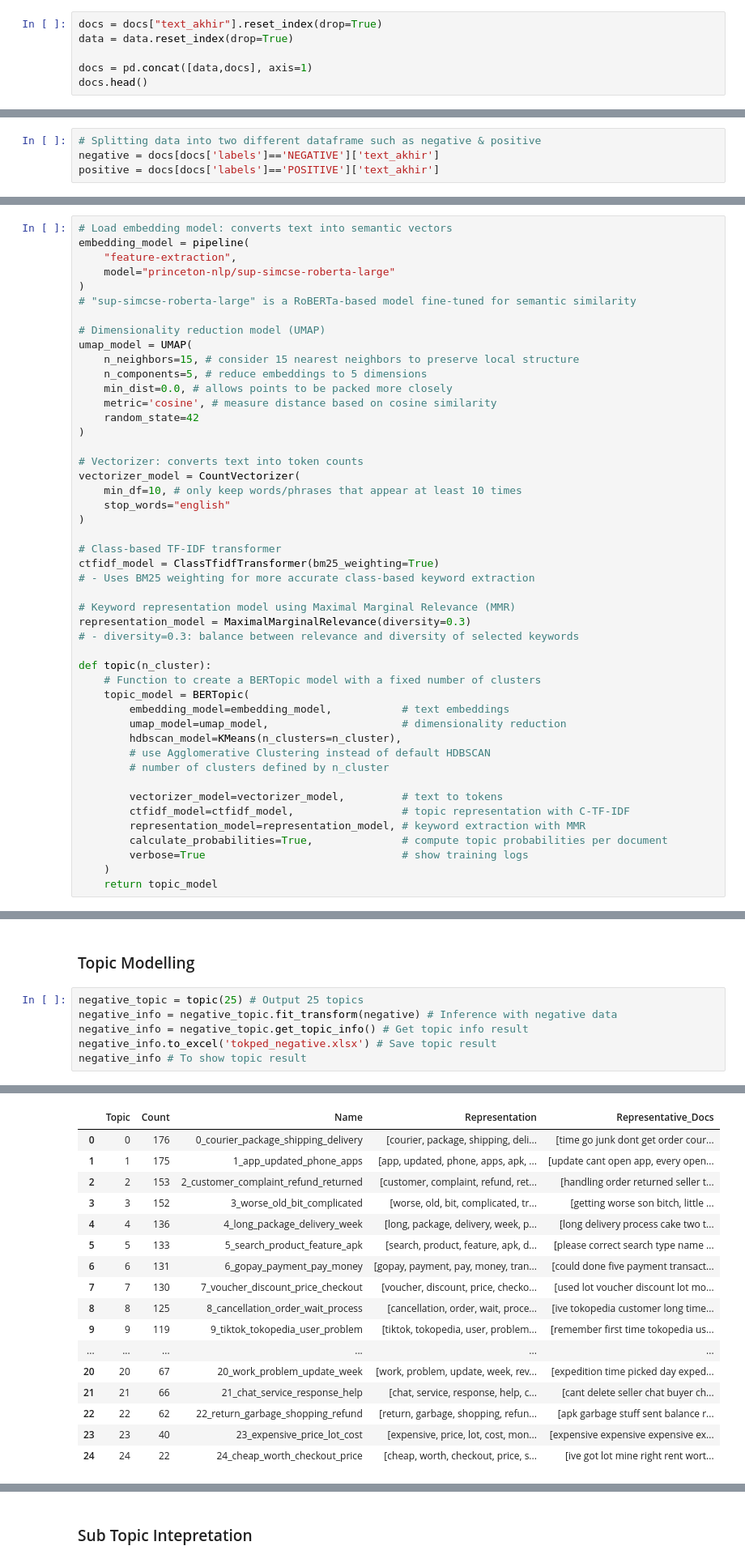
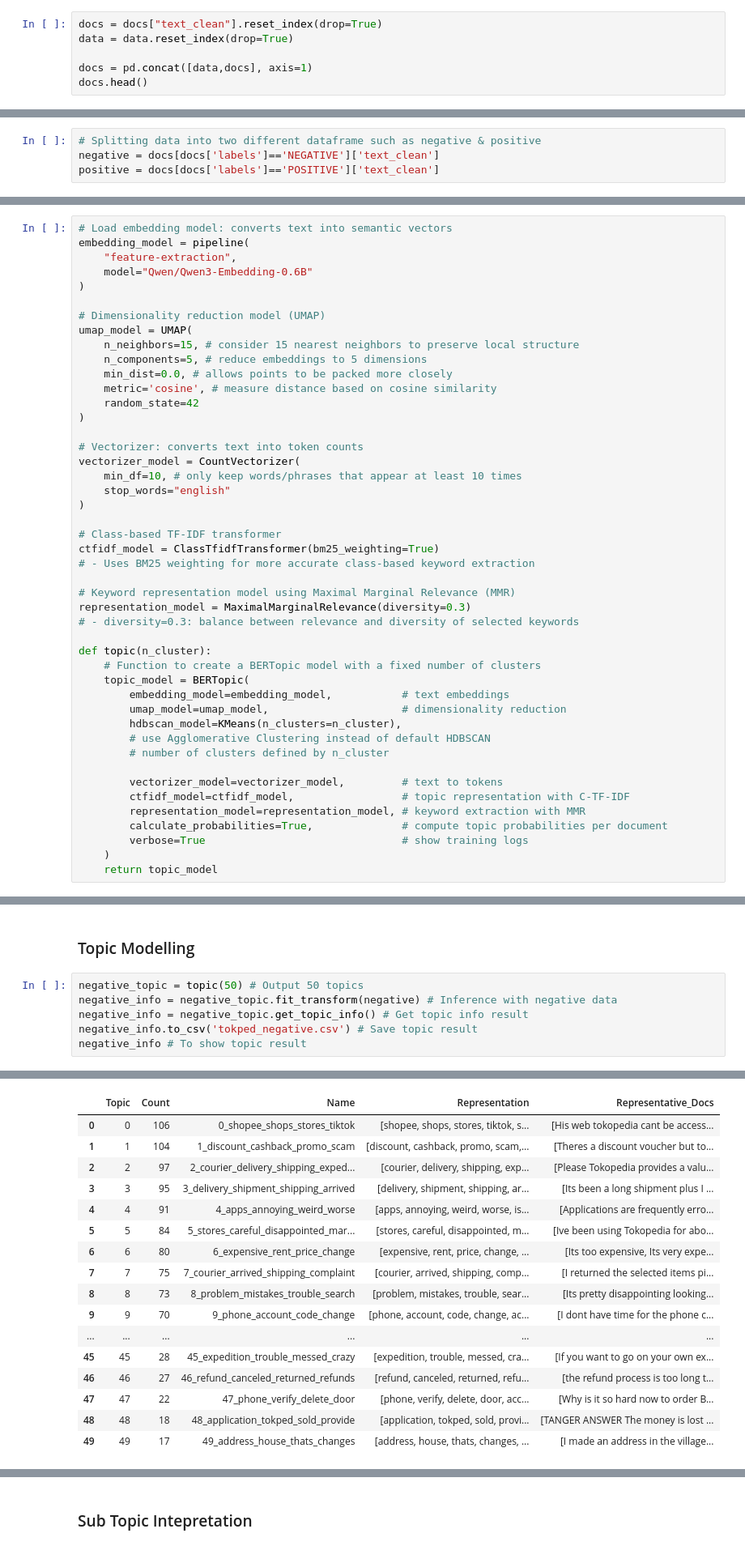
Before and after one commit to WayanArdike/gopay, a Jupyter notebook: study-case-tokopedia.ipynb, the cells around one changed output, grey strips where cells are left out. Shown at 81% size. Cells and saved outputs as stored; diff of their text form.

```diff
--- a/study-case-tokopedia.ipynb
+++ b/study-case-tokopedia.ipynb
@@ -522,7 +525,7 @@ docs.head()
 | 3 | banyak penipunya, uang pembayaran... | Many of the scammers, my payment ... | Many of the scammers my payment m... | many of the scammers my payment m... | [many, of, the, scammers, my, pay... | [many, scammers, payment, money, ... | many scammer payment money stuck ... |
 | 4 | saya sarankan tidak usah pakai to... | I suggest you don't use a topped-... | I suggest you dont use a toppedup... | i suggest you dont use a toppedup... | [i, suggest, you, dont, use, a, t... | [suggest, dont, use, toppedup, ap... | suggest dont use toppedup app rea... |
 # %%
-docs = docs["text_akhir"].reset_index(drop=True)
+docs = docs["text_clean"].reset_index(drop=True)
 data = data.reset_index(drop=True)
 
 docs = pd.concat([data,docs], axis=1)
@@ -546,8 +549,8 @@ Topic modeling is done when the text data is already considered fully clean. It
 Before doing topic modeling, the text data is split based on sentiment labels into negative data and positive data. The purpose of this step is to make it easier to interpret the resulting topics.
 # %%
 # Splitting data into two different dataframe such as negative & positive
-negative = docs[docs['labels']=='NEGATIVE']['text_akhir']
-positive = docs[docs['labels']=='POSITIVE']['text_akhir']
+negative = docs[docs['labels']=='NEGATIVE']['text_clean']
+positive = docs[docs['labels']=='POSITIVE']['text_clean']
 # %% [markdown]
 ## Topic Modeling Model
 # %% [markdown]
@@ -563,9 +566,8 @@ In topic modeling, there are several parameters that need to be considered, incl
 # Load embedding model: converts text into semantic vectors
 embedding_model = pipeline(
     "feature-extraction",
-    model="princeton-nlp/sup-simcse-roberta-large"
+    model="Qwen/Qwen3-Embedding-0.6B"
 )
-# "sup-simcse-roberta-large" is a RoBERTa-based model fine-tuned for semantic similarity
 
 # Dimensionality reduction model (UMAP)
 umap_model = UMAP(
@@ -613,9 +615,9 @@ Device set to use cuda:0
 # %% [markdown]
 ### Topic Modelling
 # %%
-negative_topic = topic(25) # Output 25 topics
+negative_topic = topic(50) # Output 50 topics
 negative_info = negative_topic.fit_transform(negative) # Inference with negative data
 negative_info = negative_topic.get_topic_info() # Get topic info result
-negative_info.to_excel('tokped_negative.xlsx') # Save topic result
+negative_info.to_csv('tokped_negative.csv') # Save topic result
 negative_info # To show topic result
 # %% [output]
@@ -630,20 +632,20 @@ negative_info # To show topic result
 |  | Topic | Count | Name | Representation | Representative_Docs |
-| 0 | 0 | 176 | 0_courier_package_shipping_delivery | [courier, package, shipping, deli... | [time go junk dont get order cour... |
-| 1 | 1 | 175 | 1_app_updated_phone_apps | [app, updated, phone, apps, apk, ... | [update cant open app, every open... |
-| 2 | 2 | 153 | 2_customer_complaint_refund_returned | [customer, complaint, refund, ret... | [handling order returned seller t... |
-| 3 | 3 | 152 | 3_worse_old_bit_complicated | [worse, old, bit, complicated, tr... | [getting worse son bitch, little ... |
-| 4 | 4 | 136 | 4_long_package_delivery_week | [long, package, delivery, week, p... | [long delivery process cake two t... |
-| 5 | 5 | 133 | 5_search_product_feature_apk | [search, product, feature, apk, d... | [please correct search type name ... |
-| 6 | 6 | 131 | 6_gopay_payment_pay_money | [gopay, payment, pay, money, tran... | [could done five payment transact... |
-| 7 | 7 | 130 | 7_voucher_discount_price_checkout | [voucher, discount, price, checko... | [used lot voucher discount lot mo... |
-| 8 | 8 | 125 | 8_cancellation_order_wait_process | [cancellation, order, wait, proce... | [ive tokopedia customer long time... |
-| 9 | 9 | 119 | 9_tiktok_tokopedia_user_problem | [tiktok, tokopedia, user, problem... | [remember first time tokopedia us... |
+| 0 | 0 | 106 | 0_shopee_shops_stores_tiktok | [shopee, shops, stores, tiktok, s... | [His web tokopedia cant be access... |
+| 1 | 1 | 104 | 1_discount_cashback_promo_scam | [discount, cashback, promo, scam,... | [Theres a discount voucher but to... |
+| 2 | 2 | 97 | 2_courier_delivery_shipping_exped... | [courier, delivery, shipping, exp... | [Please Tokopedia provides a valu... |
+| 3 | 3 | 95 | 3_delivery_shipment_shipping_arrived | [delivery, shipment, shipping, ar... | [Its been a long shipment plus I ... |
+| 4 | 4 | 91 | 4_apps_annoying_weird_worse | [apps, annoying, weird, worse, is... | [Applications are frequently erro... |
+| 5 | 5 | 84 | 5_stores_careful_disappointed_mar... | [stores, careful, disappointed, m... | [Ive been using Tokopedia for abo... |
+| 6 | 6 | 80 | 6_expensive_rent_price_change | [expensive, rent, price, change, ... | [Its too expensive, Its very expe... |
+| 7 | 7 | 75 | 7_courier_arrived_shipping_complaint | [courier, arrived, shipping, comp... | [I returned the selected items pi... |
+| 8 | 8 | 73 | 8_problem_mistakes_trouble_search | [problem, mistakes, trouble, sear... | [Its pretty disappointing looking... |
+| 9 | 9 | 70 | 9_phone_account_code_change | [phone, account, code, change, ac... | [I dont have time for the phone c... |
 | ... | ... | ... | ... | ... | ... |
-| 20 | 20 | 67 | 20_work_problem_update_week | [work, problem, update, week, rev... | [expedition time picked day exped... |
-| 21 | 21 | 66 | 21_chat_service_response_help | [chat, service, response, help, c... | [cant delete seller chat buyer ch... |
-| 22 | 22 | 62 | 22_return_garbage_shopping_refund | [return, garbage, shopping, refun... | [apk garbage stuff sent balance r... |
-| 23 | 23 | 40 | 23_expensive_price_lot_cost | [expensive, price, lot, cost, mon... | [expensive expensive expensive ex... |
-| 24 | 24 | 22 | 24_cheap_worth_checkout_price | [cheap, worth, checkout, price, s... | [ive got lot mine right rent wort... |
+| 45 | 45 | 28 | 45_expedition_trouble_messed_crazy | [expedition, trouble, messed, cra... | [If you want to go on your own ex... |
+| 46 | 46 | 27 | 46_refund_canceled_returned_refunds | [refund, canceled, returned, refu... | [the refund process is too long t... |
+| 47 | 47 | 22 | 47_phone_verify_delete_door | [phone, verify, delete, door, acc... | [Why is it so hard now to order B... |
+| 48 | 48 | 18 | 48_application_tokped_sold_provide | [application, tokped, sold, provi... | [TANGER ANSWER The money is lost ... |
+| 49 | 49 | 17 | 49_address_house_thats_changes | [address, house, thats, changes, ... | [I made an address in the village... |
 # %% [markdown]
 After the negative topic modeling was done, a dataframe was generated containing several features, including:
 - Topic: Identification number of the topic.
```
Also changed, not shown: parts of 25 cells of this notebook.
